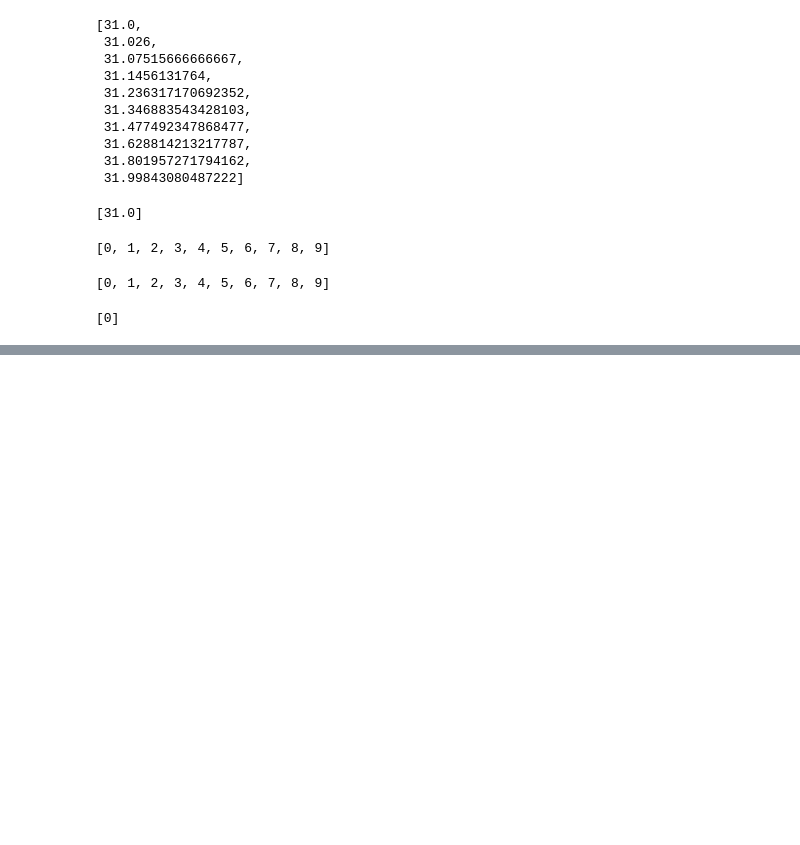
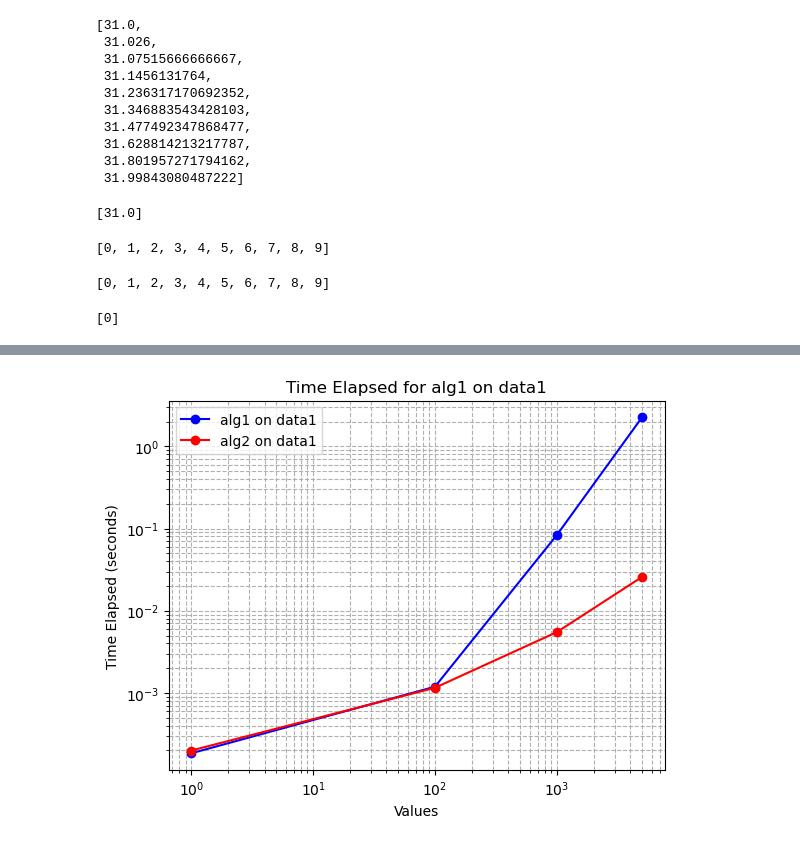
Before and after one commit to gheenc/Computational-Methods, a Jupyter notebook: pset1/set1 problem 3.ipynb, the cells around one changed output, grey strips where cells are left out. Saved outputs shown, nothing was run; the diff lists cells and outputs as text; code cells hidden in the pictures; blank space fills up the shorter version.

Commit message:
visualized xml data. attempted to find age.

```diff
--- a/pset1/set1 problem 3.ipynb
+++ b/pset1/set1 problem 3.ipynb
@@ -402,0 +407,18 @@ Elapsed time during the whole program in seconds: 0.009273900068365037
+# %%
+data1_time_alg1 = all_times_alg1_data1
+
+x_values = [1, 100, 1000, 5000]
+
+plt.figure()
+plt.loglog(x_values, data1_time_alg1, label='alg1 on data1', marker='o', linestyle='-', color='blue')
+plt.loglog(x_values, data1_time_alg2, label='alg2 on data1', marker='o', linestyle='-', color ='red')
+
+plt.xlabel('Values')
+plt.ylabel('Time Elapsed (seconds)')
+plt.title('Time Elapsed for alg1 on data1')
+plt.legend()
+
+plt.grid(True, which="both", ls="--")
+plt.show()
+# %% [output]
+[figure, added]
```
Also changed, not shown: parts of 31 cells of this notebook, 2 other files.
